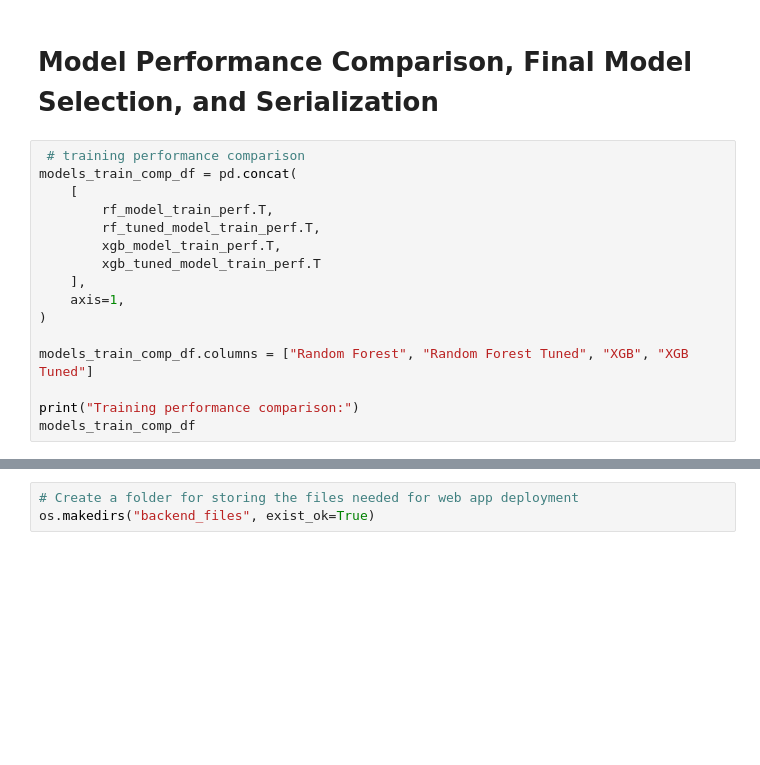
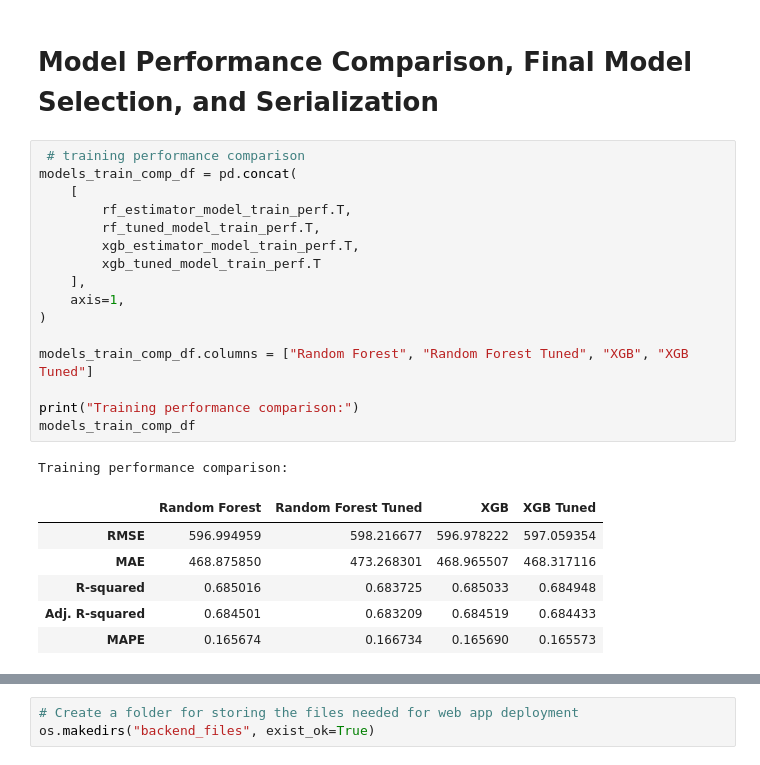
Before and after one commit to bootstrap0/model-deployment, a Jupyter notebook: Full_Code_SuperKart_Model_Deployment_Notebook.ipynb, the cells around one changed output, grey strips where cells are left out. Saved outputs shown, nothing was run; the diff lists cells and outputs as text; blank space fills up the shorter version.

```diff
--- a/Full_Code_SuperKart_Model_Deployment_Notebook.ipynb
+++ b/Full_Code_SuperKart_Model_Deployment_Notebook.ipynb
@@ -912,19 +1302,27 @@ xgb_tuned_model_test_perf
 # %%
  # training performance comparison
 models_train_comp_df = pd.concat(
     [
-        rf_model_train_perf.T,
+        rf_estimator_model_train_perf.T,
         rf_tuned_model_train_perf.T,
-        xgb_model_train_perf.T,
+        xgb_estimator_model_train_perf.T,
         xgb_tuned_model_train_perf.T
     ],
     axis=1,
 )
 
 models_train_comp_df.columns = ["Random Forest", "Random Forest Tuned", "XGB", "XGB Tuned"]
 
 print("Training performance comparison:")
 models_train_comp_df
+# %% [output]
+Training performance comparison:
+|  | Random Forest | Random Forest Tuned | XGB | XGB Tuned |
+| RMSE | 596.994959 | 598.216677 | 596.978222 | 597.059354 |
+| MAE | 468.875850 | 473.268301 | 468.965507 | 468.317116 |
+| R-squared | 0.685016 | 0.683725 | 0.685033 | 0.684948 |
+| Adj. R-squared | 0.684501 | 0.683209 | 0.684519 | 0.684433 |
+| MAPE | 0.165674 | 0.166734 | 0.165690 | 0.165573 |
 # %%
  # testing performance comparison
 models_test_comp_df = pd.concat(
```
Also changed, not shown: parts of 90 cells of this notebook.
